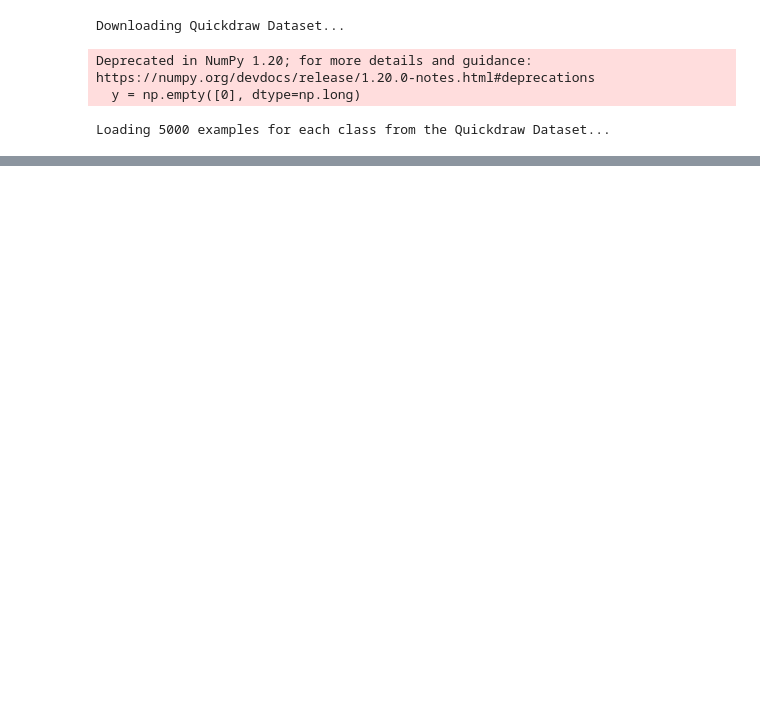
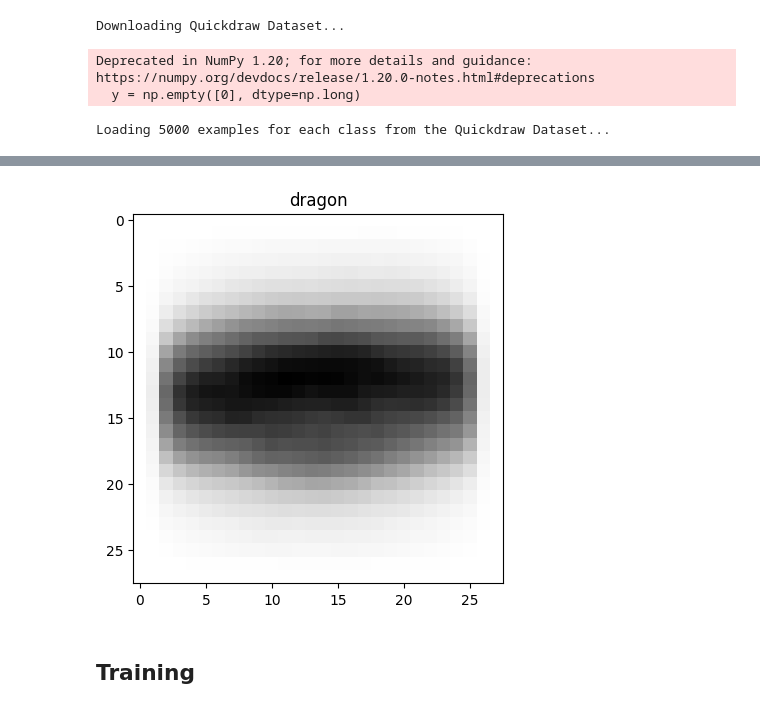
Before and after one commit to moritzdueck/collaiborate, a Jupyter notebook: collaiborate/Exploration.ipynb, the cells around one changed output, grey strips where cells are left out. Drawn from its saved outputs; the diff is of its cells as text; code cells hidden in the pictures; blank space fills up the shorter version.

```diff
--- a/collaiborate/Exploration.ipynb
+++ b/collaiborate/Exploration.ipynb
@@ -290,3 +190,9 @@ wine bottle : 16
+# %%
+dataset.draw_mean_image(4)
+# %% [output]
+[figure, added]
+# %% [markdown]
+## Training
 # %%
 train_val_split = 0.2
 learning_rate = 0.001
```
Also changed, not shown: parts of 26 cells of this notebook, 1 other file.
